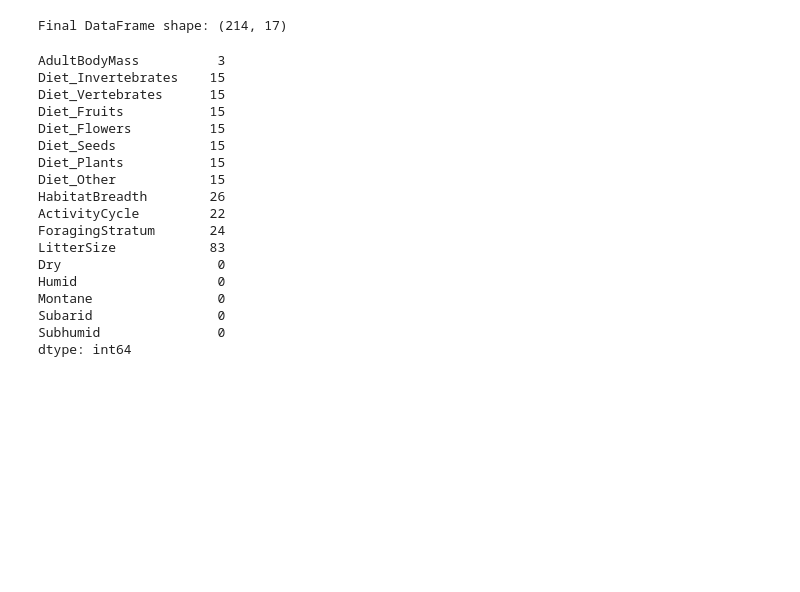
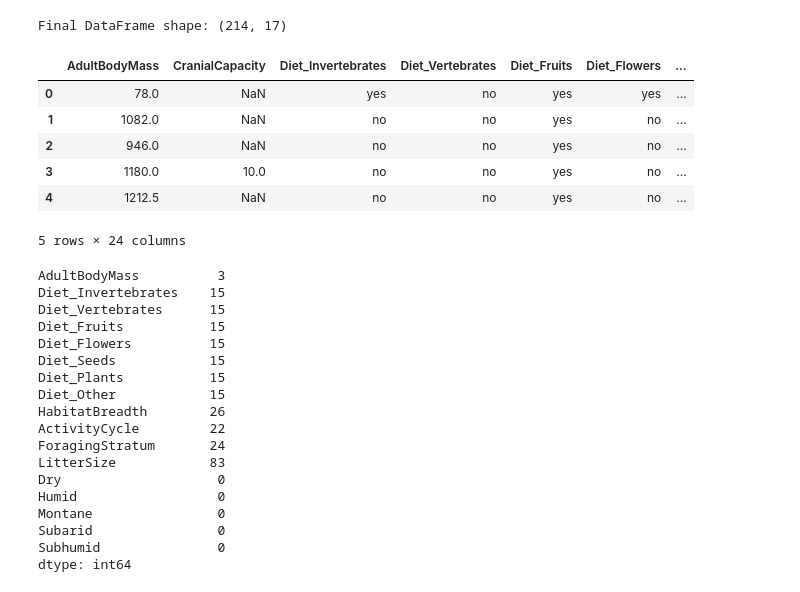
Before and after one commit to imsibaja/eds232-labs, a Jupyter notebook: week6/lab6-mammal-traits.ipynb, the cells around one changed output. Drawn from its saved outputs; the diff is of its cells as text; code cells hidden in the pictures; blank space fills up the shorter version.

```diff
--- a/week6/lab6-mammal-traits.ipynb
+++ b/week6/lab6-mammal-traits.ipynb
@@ -39,6 +39,16 @@ features = dat.loc[:, dat.isnull().mean() <= .4]
 print(f"Final DataFrame shape: {features.shape}")
 # %% [output]
 Final DataFrame shape: (214, 17)
+# %%
+dat.head()
+# %% [output]
+|  | AdultBodyMass | CranialCapacity | Diet_Invertebrates | Diet_Vertebrates | Diet_Fruits | Diet_Flowers | ... |
+| 0 | 78.0 | NaN | yes | no | yes | yes | ... |
+| 1 | 1082.0 | NaN | no | no | yes | no | ... |
+| 2 | 946.0 | NaN | no | no | yes | no | ... |
+| 3 | 1180.0 | 10.0 | no | no | yes | no | ... |
+| 4 | 1212.5 | NaN | no | no | yes | no | ... |
+5 rows × 24 columns
 # %%
 features.isna().sum()
 # %% [output]
```
Also changed, not shown: parts of 9 cells of this notebook, 3 other files.
